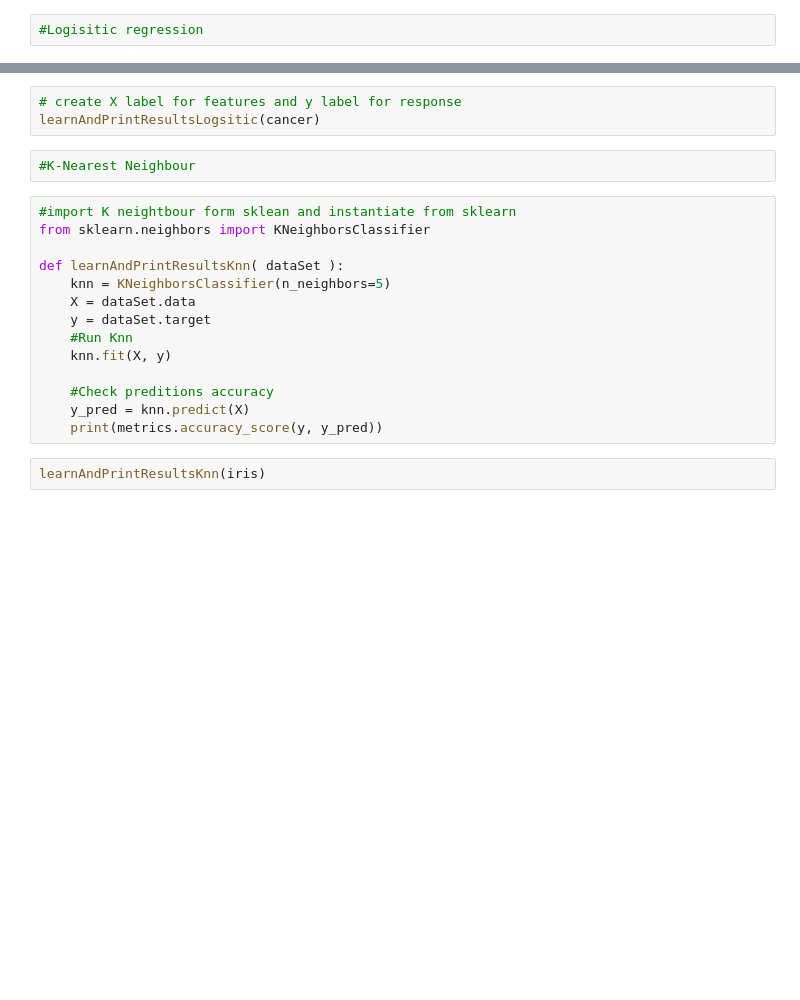
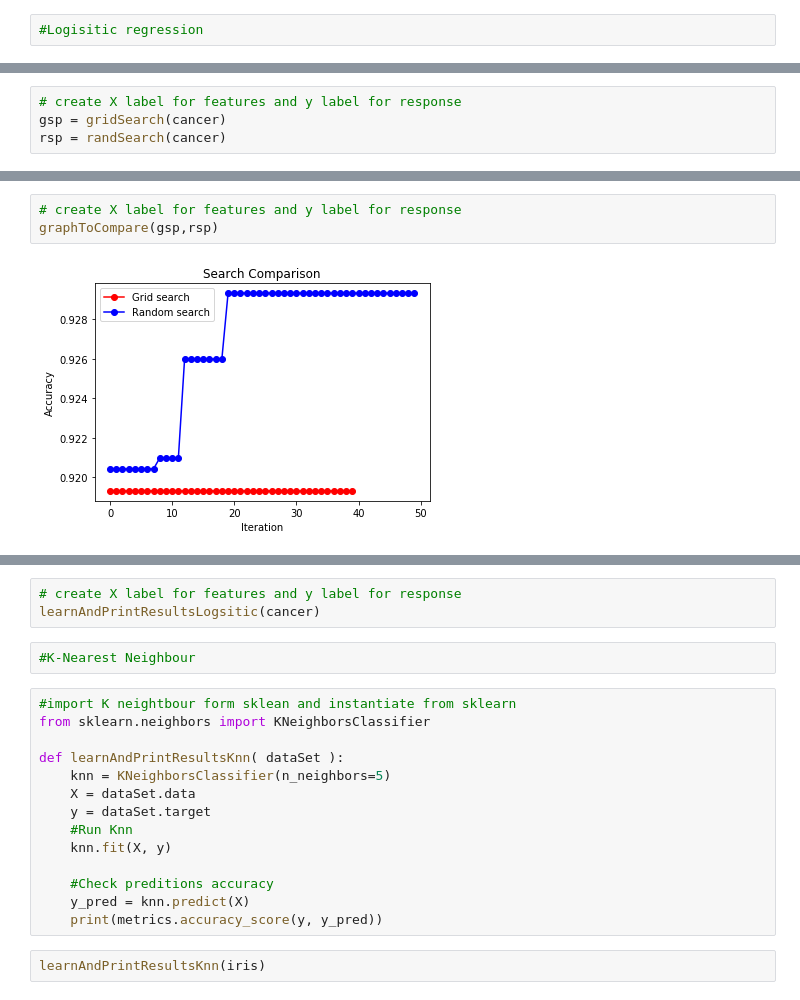
Before and after one commit to C-Nev/CS4404, a Jupyter notebook: Model Comparison.ipynb, the cells around one changed output, grey strips where cells are left out. Saved outputs shown, nothing was run; the diff lists cells and outputs as text; blank space fills up the shorter version.

```diff
--- a/Model Comparison.ipynb
+++ b/Model Comparison.ipynb
@@ -75,0 +176,4 @@ Done
+# %%
+# create X label for features and y label for response
+gsp = gridSearch(cancer)
+rsp = randSearch(cancer)
@@ -76,3 +201,8 @@ Done
+# %%
+# create X label for features and y label for response
+graphToCompare(gsp,rsp)
+# %% [output]
+[figure, added]
 # %%
 # create X label for features and y label for response
 learnAndPrintResultsLogsitic(iris)
```
Also changed, not shown: parts of 14 cells of this notebook, 2 other files.
